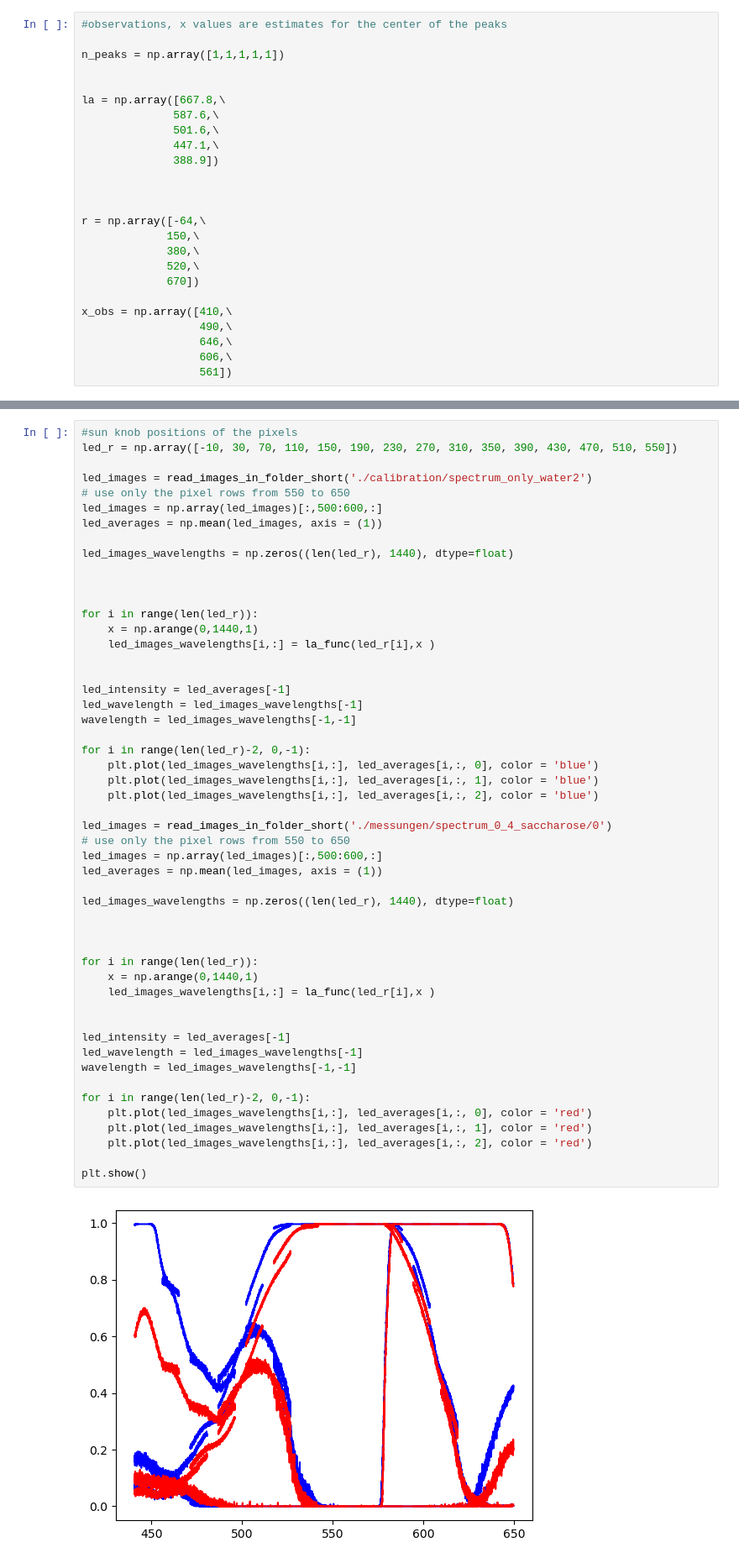
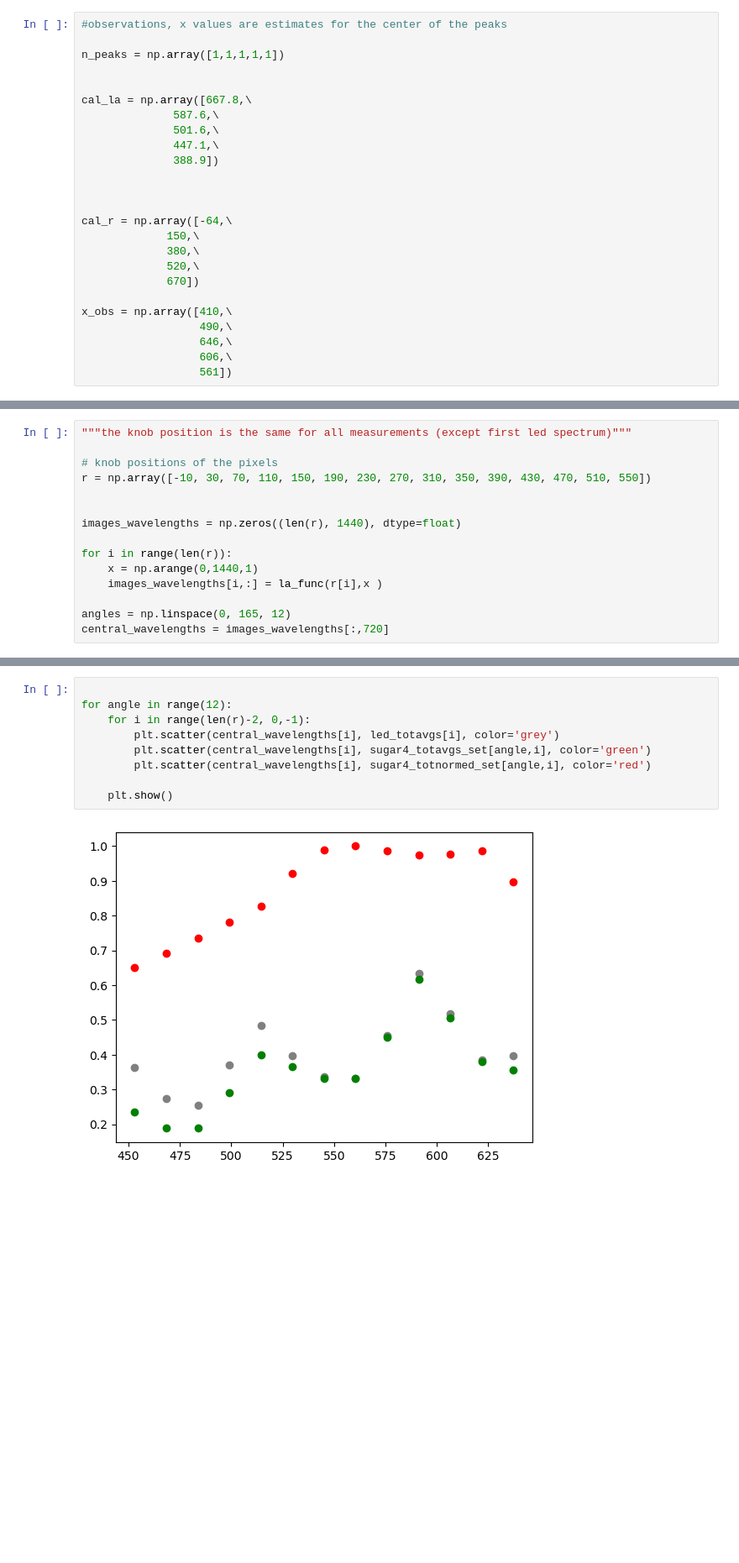
Before and after one commit to muellvin/pplus, a Jupyter notebook: sugarpolarizer/analysis.ipynb, the cells around one changed output, grey strips where cells are left out. Shown: that part at 84% size. Cells and saved outputs as stored; diff of their text form; blank space fills up the shorter version.

```diff
--- a/sugarpolarizer/analysis.ipynb
+++ b/sugarpolarizer/analysis.ipynb
@@ -126,7 +126,7 @@ def get_peak_params(x, avgs, peak, n_peaks):
 n_peaks = np.array([1,1,1,1,1])
 
 
-la = np.array([667.8,\
+cal_la = np.array([667.8,\
               587.6,\
               501.6,\
               447.1,\
@@ -134,7 +134,7 @@ la = np.array([667.8,\
 
 
 
-r = np.array([-64,\
+cal_r = np.array([-64,\
              150,\
              380,\
              520,\
@@ -241,0 +233,15 @@ print(la_func(-206,0))
+# %%
+"""the knob position is the same for all measurements (except first led spectrum)"""
+
+# knob positions of the pixels
+r = np.array([-10, 30, 70, 110, 150, 190, 230, 270, 310, 350, 390, 430, 470, 510, 550])
+
+
+images_wavelengths = np.zeros((len(r), 1440), dtype=float)
+
+for i in range(len(r)):
+    x = np.arange(0,1440,1)
+    images_wavelengths[i,:] = la_func(r[i],x )
+
+angles = np.linspace(0, 165, 12)
+central_wavelengths = images_wavelengths[:,720]
@@ -242,53 +394,11 @@ print(la_func(-206,0))
 # %%
-#sun knob positions of the pixels
-led_r = np.array([-10, 30, 70, 110, 150, 190, 230, 270, 310, 350, 390, 430, 470, 510, 550])
 
-led_images = read_images_in_folder_short('./calibration/spectrum_only_water2')
-# use only the pixel rows from 550 to 650
-led_images = np.array(led_images)[:,500:600,:]
-led_averages = np.mean(led_images, axis = (1))
+for angle in range(12):
+    for i in range(len(r)-2, 0,-1):
+        plt.scatter(central_wavelengths[i], led_totavgs[i], color='grey')
+        plt.scatter(central_wavelengths[i], sugar4_totavgs_set[angle,i], color='green')
+        plt.scatter(central_wavelengths[i], sugar4_totnormed_set[angle,i], color='red')
 
-led_images_wavelengths = np.zeros((len(led_r), 1440), dtype=float)
-
-
-
-for i in range(len(led_r)):
-    x = np.arange(0,1440,1)
-    led_images_wavelengths[i,:] = la_func(led_r[i],x )
-
-
-led_intensity = led_averages[-1]
-led_wavelength = led_images_wavelengths[-1]
-wavelength = led_images_wavelengths[-1,-1]
-
-for i in range(len(led_r)-2, 0,-1):
-    plt.plot(led_images_wavelengths[i,:], led_averages[i,:, 0], color = 'blue')
-    plt.plot(led_images_wavelengths[i,:], led_averages[i,:, 1], color = 'blue')
-    plt.plot(led_images_wavelengths[i,:], led_averages[i,:, 2], color = 'blue')
-
-led_images = read_images_in_folder_short('./messungen/spectrum_0_4_saccharose/0')
-# use only the pixel rows from 550 to 650
-led_images = np.array(led_images)[:,500:600,:]
-led_averages = np.mean(led_images, axis = (1))
-
-led_images_wavelengths = np.zeros((len(led_r), 1440), dtype=float)
-
-
-
-for i in range(len(led_r)):
-    x = np.arange(0,1440,1)
-    led_images_wavelengths[i,:] = la_func(led_r[i],x )
-
-
-led_intensity = led_averages[-1]
-led_wavelength = led_images_wavelengths[-1]
-wavelength = led_images_wavelengths[-1,-1]
-
-for i in range(len(led_r)-2, 0,-1):
-    plt.plot(led_images_wavelengths[i,:], led_averages[i,:, 0], color = 'red')
-    plt.plot(led_images_wavelengths[i,:], led_averages[i,:, 1], color = 'red')
-    plt.plot(led_images_wavelengths[i,:], led_averages[i,:, 2], color = 'red')
-
-plt.show()
+    plt.show()
 # %% [output]
-[figure, old version]
+[figure, new version]
```
Also changed, not shown: parts of 22 cells of this notebook, 6 other files.
